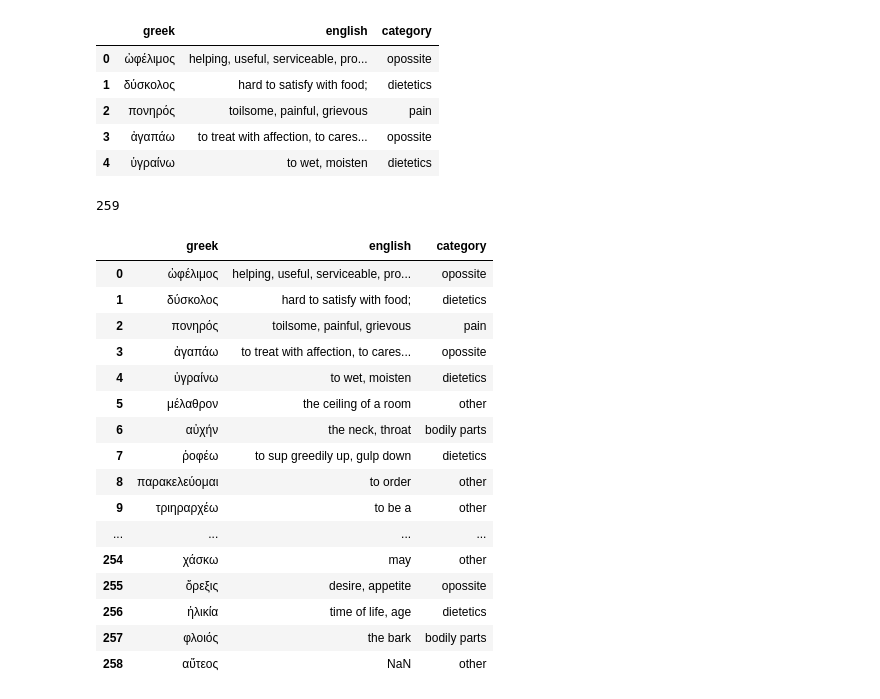
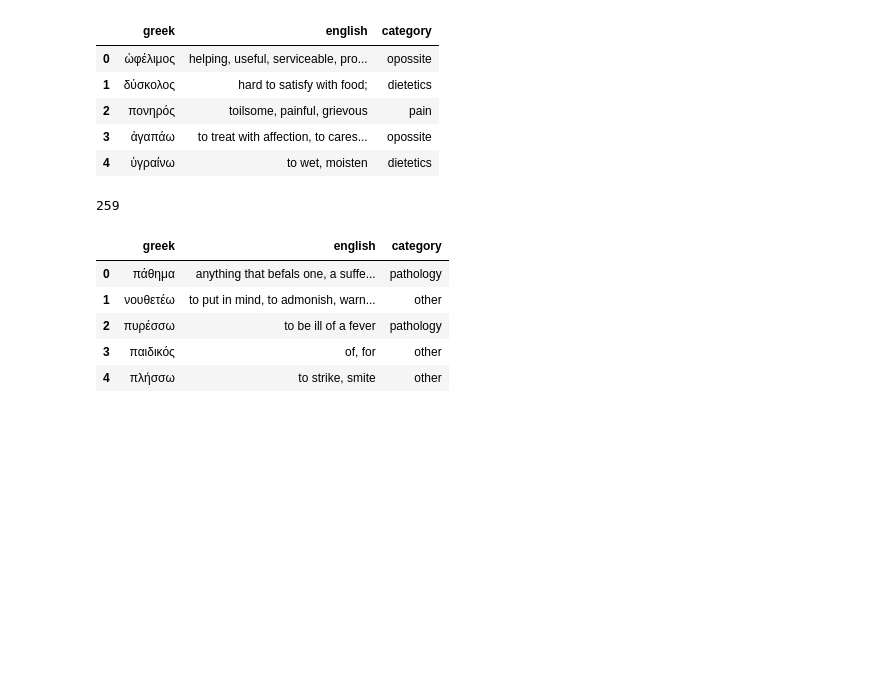
Before and after one commit to kasev/PIPA, a Jupyter notebook: scripts/5_CATEGORIES-DEVELOPMENT.ipynb, the cells around one changed output. Saved outputs shown, nothing was run; the diff lists cells and outputs as text; code cells hidden in the pictures; blank space fills up the shorter version.

```diff
--- a/scripts/5_CATEGORIES-DEVELOPMENT.ipynb
+++ b/scripts/5_CATEGORIES-DEVELOPMENT.ipynb
@@ -260,23 +247,14 @@ word_cat_extension_coded.head(5)
 len(word_cat_extension_coded)
 # %% [output]
 259
-# %%
-word_cat_extension_coded
-# %% [output]
-|  | greek | english | category |
-| 0 | ὠφέλιμος | helping, useful, serviceable, pro... | opossite |
-| 1 | δύσκολος | hard to satisfy with food; | dietetics |
-| 2 | πονηρός | toilsome, painful, grievous | pain |
-| 3 | ἀγαπάω | to treat with affection, to cares... | opossite |
-| 4 | ὑγραίνω | to wet, moisten | dietetics |
-| 5 | μέλαθρον | the ceiling of a room | other |
-| 6 | αὐχήν | the neck, throat | bodily parts |
-| 7 | ῥοφέω | to sup greedily up, gulp down | dietetics |
-| 8 | παρακελεύομαι | to order | other |
-| 9 | τριηραρχέω | to be a | other |
-| ... | ... | ... | ... |
-| 254 | χάσκω | may | other |
-| 255 | ὄρεξις | desire, appetite | opossite |
-| 256 | ἡλικία | time of life, age | dietetics |
-| 257 | φλοιός | the bark | bodily parts |
-| 258 | αὔτεος | NaN | other |
+# %%
+word_cat_extension2_coded = get_as_dataframe(PIPA_data.worksheet("word_cat_extension2"))[["greek", "english", "category"]]
+word_cat_extension2_coded = word_cat_extension2_coded[word_cat_extension2_coded["category"].notnull()]
+word_cat_extension2_coded.head(5)
+# %% [output]
+|  | greek | english | category |
+| 0 | πάθημα | anything that befals one, a suffe... | pathology |
+| 1 | νουθετέω | to put in mind, to admonish, warn... | other |
+| 2 | πυρέσσω | to be ill of a fever | pathology |
+| 3 | παιδικός | of, for | other |
+| 4 | πλήσσω | to strike, smite | other |
```
Also changed, not shown: parts of 20 cells of this notebook, 4 other files.
